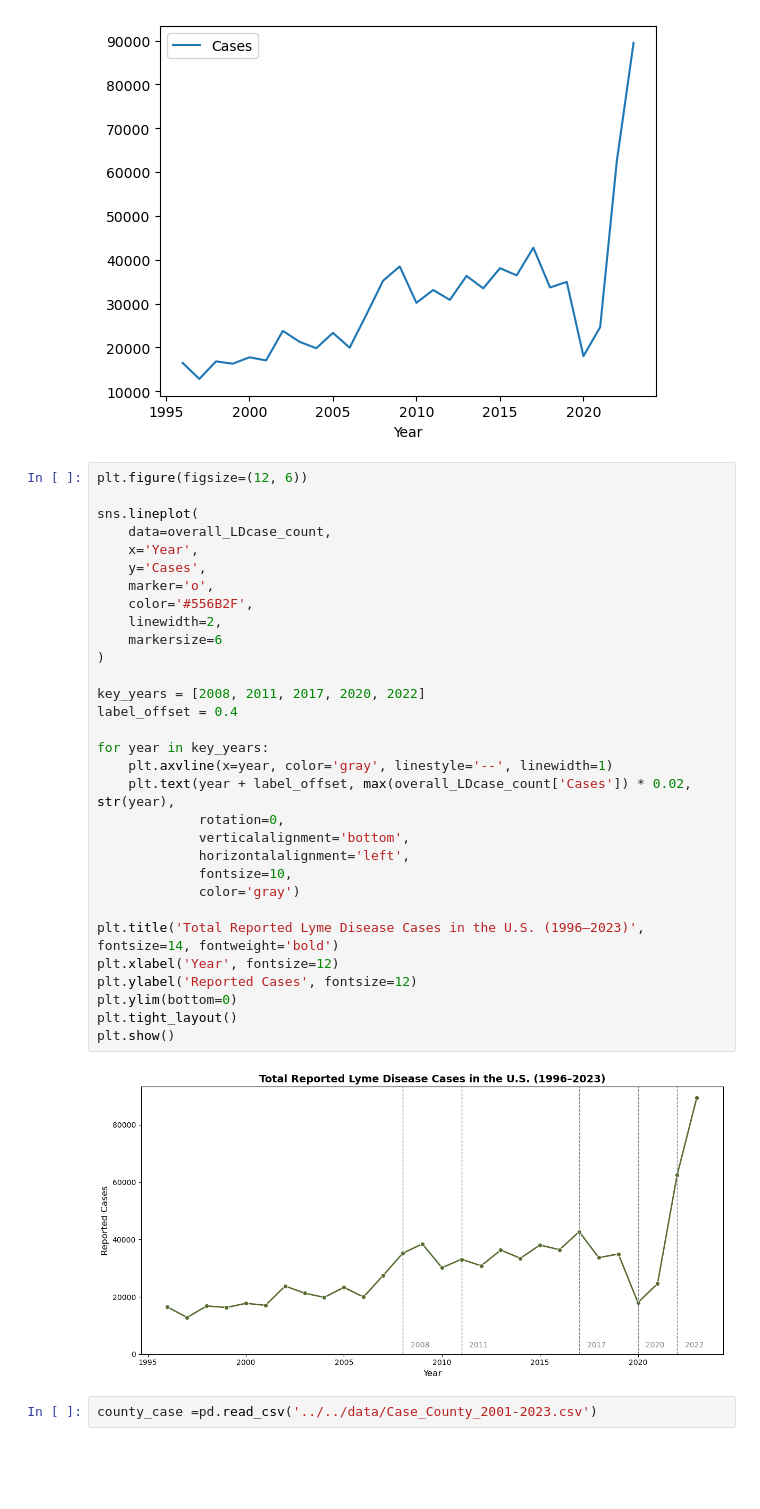
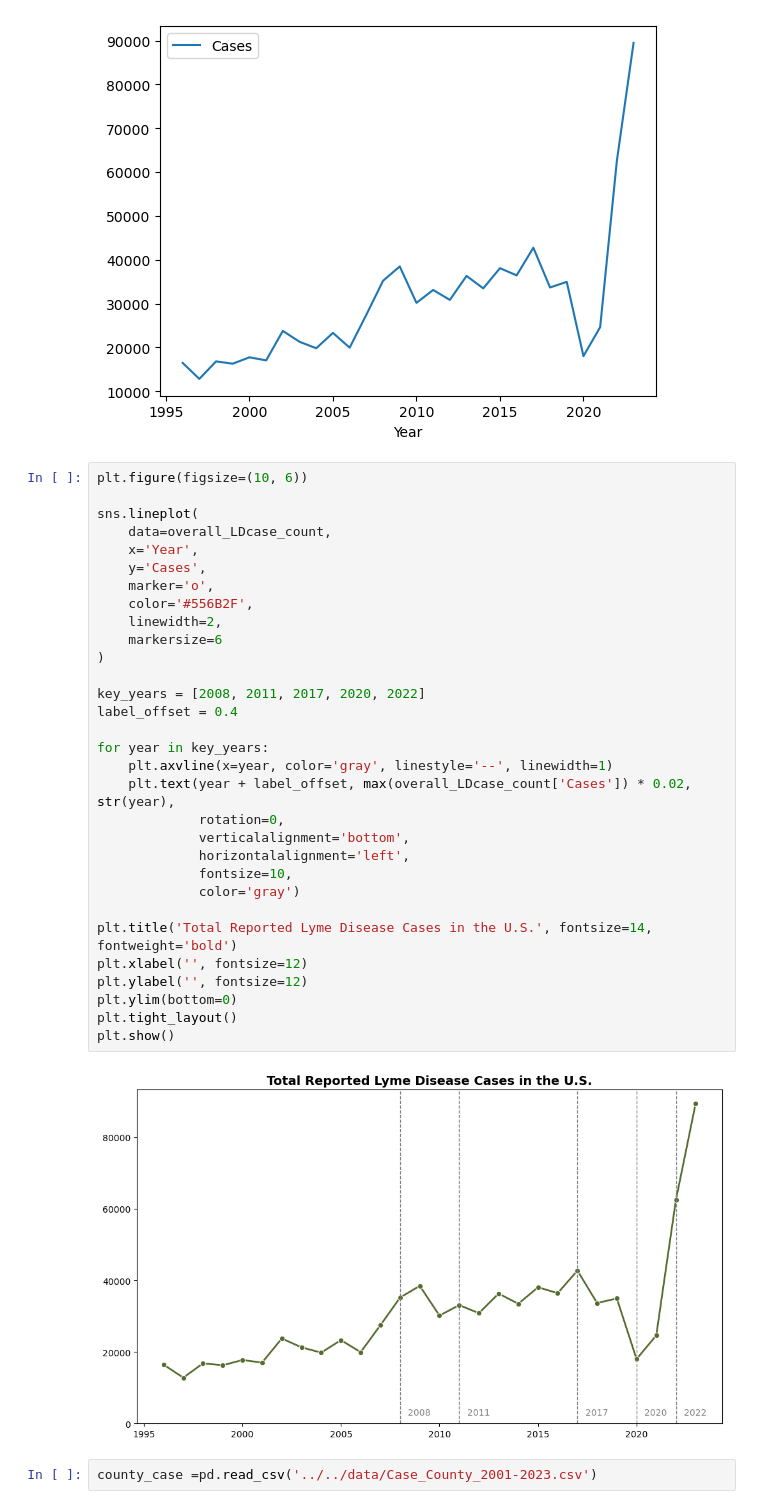
Before and after one commit to dzapata915/Lyme_Disease, a Jupyter notebook: notebooks/Lyme_Disease.ipynb, the cells around one changed output. Cells and saved outputs as stored; diff of their text form; blank space fills up the shorter version.

```diff
--- a/notebooks/Lyme_Disease.ipynb
+++ b/notebooks/Lyme_Disease.ipynb
@@ -30,38 +30,38 @@ overall_LDcase_count.plot(kind='line',x='Year',y='Cases')
 <Axes: xlabel='Year'>
 [figure]
 # %%
-plt.figure(figsize=(12, 6))
+plt.figure(figsize=(10, 6))
 
 sns.lineplot(
     data=overall_LDcase_count,
     x='Year',
     y='Cases',
     marker='o',
     color='#556B2F',
     linewidth=2,
     markersize=6
 )
 
 key_years = [2008, 2011, 2017, 2020, 2022]
 label_offset = 0.4
 
 for year in key_years:
     plt.axvline(x=year, color='gray', linestyle='--', linewidth=1)
     plt.text(year + label_offset, max(overall_LDcase_count['Cases']) * 0.02, str(year),
              rotation=0,
              verticalalignment='bottom',
              horizontalalignment='left',
              fontsize=10,
              color='gray')
 
-plt.title('Total Reported Lyme Disease Cases in the U.S. (1996–2023)', fontsize=14, fontweight='bold')
-plt.xlabel('Year', fontsize=12)
-plt.ylabel('Reported Cases', fontsize=12)
+plt.title('Total Reported Lyme Disease Cases in the U.S.', fontsize=14, fontweight='bold')
+plt.xlabel('', fontsize=12)
+plt.ylabel('', fontsize=12)
 plt.ylim(bottom=0)
 plt.tight_layout()
 plt.show()
 # %% [output]
-[figure, old version]
+[figure, new version]
 # %%
 county_case =pd.read_csv('../../data/Case_County_2001-2023.csv')
 # %%
```
Also changed, not shown: parts of 3 cells of this notebook, 1 other file.
